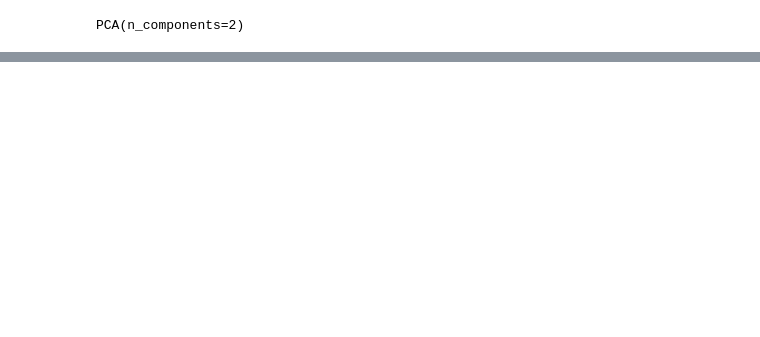
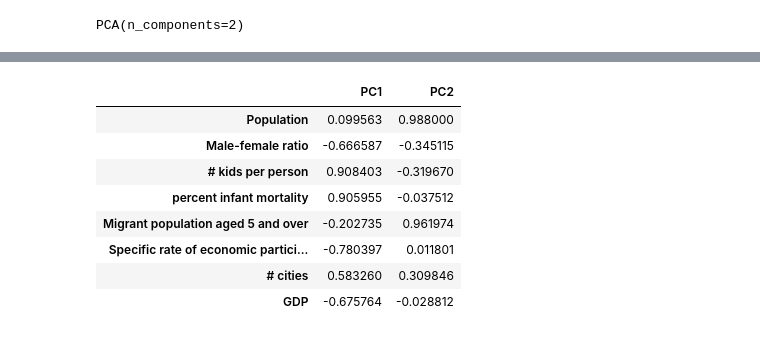
Before and after one commit to Banking-Analytics-Lab/DynamicGraphLearning, a Jupyter notebook: cluster_analysis.ipynb, the cells around one changed output, grey strips where cells are left out. Cells and saved outputs as stored; diff of their text form; code cells hidden in the pictures; blank space fills up the shorter version.

```diff
--- a/cluster_analysis.ipynb
+++ b/cluster_analysis.ipynb
@@ -143,0 +110,15 @@ data
+# %%
+loadings = pca.components_.T * np.sqrt(pca.explained_variance_)
+
+loading_matrix = pd.DataFrame(loadings, columns=['PC1', 'PC2'], index=features)
+loading_matrix
+# %% [output]
+|  | PC1 | PC2 |
+| Population | 0.099563 | 0.988000 |
+| Male-female ratio | -0.666587 | -0.345115 |
+| # kids per person | 0.908403 | -0.319670 |
+| percent infant mortality | 0.905955 | -0.037512 |
+| Migrant population aged 5 and over | -0.202735 | 0.961974 |
+| Specific rate of economic partici... | -0.780397 | 0.011801 |
+| # cities | 0.583260 | 0.309846 |
+| GDP | -0.675764 | -0.028812 |
```
Also changed, not shown: parts of 12 cells of this notebook.
